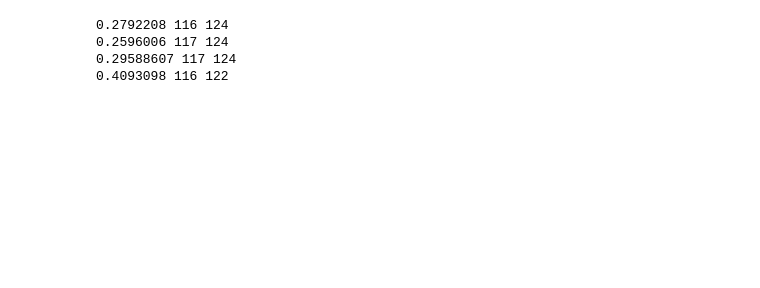
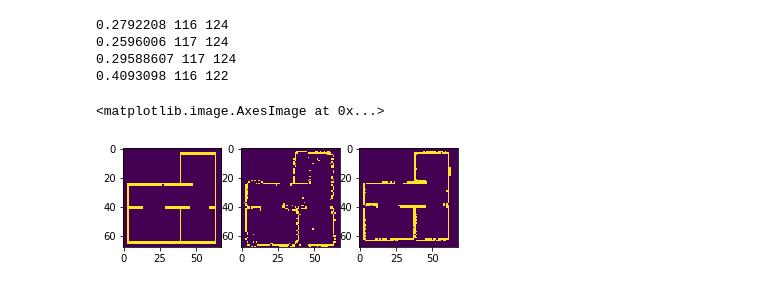
Before and after one commit to lukicdarkoo/epuck-ros2-various-analyses, a Jupyter notebook: MappingComparison.ipynb, the cells around one changed output. Saved outputs shown, nothing was run; the diff lists cells and outputs as text; code cells hidden in the pictures; blank space fills up the shorter version.

```diff
--- a/MappingComparison.ipynb
+++ b/MappingComparison.ipynb
@@ -76,3 +79,19 @@ print(iou, x, y)
 0.2596006 117 124
 0.29588607 117 124
 0.4093098 116 122
+# %%
+SUBIMAGE_XY = (117, 124)
+
+def get_matching_subimage(image, subimage):
+    w, h = subimage.shape
+    return image[SUBIMAGE_XY[0]:SUBIMAGE_XY[0]+w, SUBIMAGE_XY[1]:SUBIMAGE_XY[1]+h]
+
+map_phy = get_constructed_map(f'map_phy_1')
+map_sim = get_constructed_map(f'map_sim_1')
+
+plt.subplot(131).imshow(map_ground)
+plt.subplot(132).imshow(get_matching_subimage(map_phy, map_ground))
+plt.subplot(133).imshow(get_matching_subimage(map_sim, map_ground))
+# %% [output]
+<matplotlib.image.AxesImage at 0x...>
+[figure, added]
```
Also changed, not shown: parts of 3 cells of this notebook.
